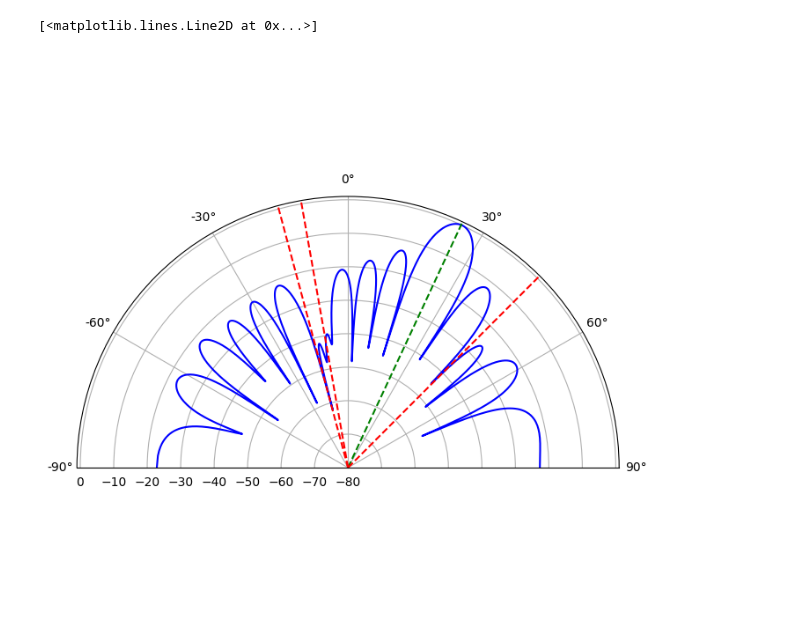
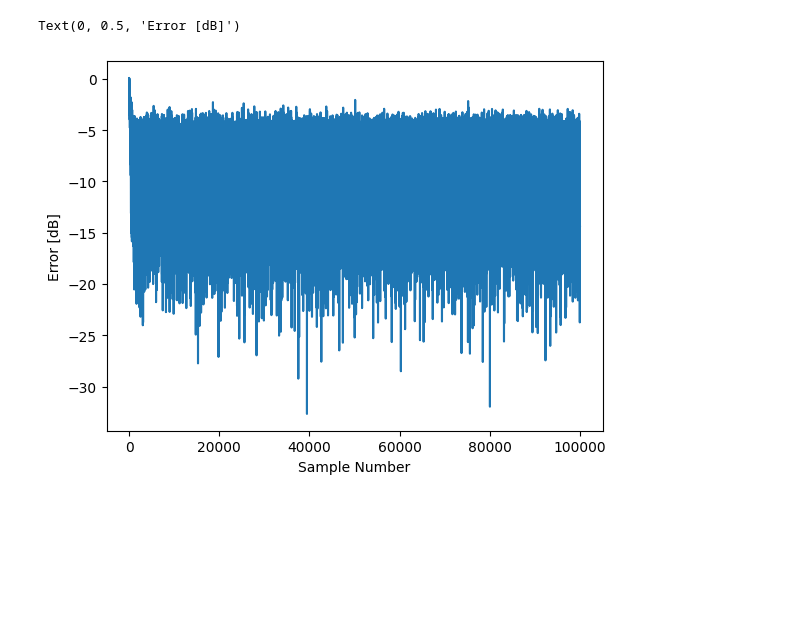
Before and after one commit to 777arc/RADAR-2025-Beamforming-Labs, a Jupyter notebook: Lab 8 - LMS/main.ipynb, the cells around one changed output. Cells and saved outputs as stored; diff of their text form; code cells hidden in the pictures; blank space fills up the shorter version.

Commit message:
lms error log

```diff
--- a/Lab 8 - LMS/main.ipynb
+++ b/Lab 8 - LMS/main.ipynb
@@ -40,34 +40,20 @@ n = np.random.randn(Nr, N) + 1j*np.random.randn(Nr, N)
 r = r + 0.5*n # Nr x N
 
 w_lms = np.zeros((Nr, 1), dtype=complex)
+error_log = []
 # Loop through each sample in the received signal
 for n in range(0, N):
     x_n = r[:, n].reshape(-1, 1)  # Current input sample
     y_n = w_lms.conj().T @ x_n  # Calculate filter output
     y_n = y_n.reshape(-1,1)  # make into a column vector
     error_lms = soi[0, n] - y_n   # Calculate error
+    error_log.append(np.abs(error_lms)[0,0])  # Store error for plotting
     w_lms += 2*mu * np.conj(error_lms) * x_n
-
-# Plot final LMS beam pattern
-w_lms = np.conj(w_lms)
-N_fft = 1024
-w_soi_lms = w_lms.reshape(-1)  # reshape to row vector
-w_padded_lms = np.concatenate((w_soi_lms, np.zeros(N_fft - Nr)))  # zero pad
-w_fft_dB_lms = 10*np.log10(np.abs(np.fft.fftshift(np.fft.fft(w_padded_lms)))**2)
-w_fft_dB_lms -= np.max(w_fft_dB_lms)  # normalize to 0 dB at peak
-fig, ax = plt.subplots(subplot_kw={'projection': 'polar'}, figsize=(10, 8))
-theta_bins = np.arcsin(np.linspace(-1, 1, N_fft))  # in radians
-ax.plot(theta_bins, w_fft_dB_lms, 'b-', label='LMS')
-ax.set_theta_zero_location('N')  # type: ignore # make 0 degrees point up
-ax.set_theta_direction(-1) # type: ignore # increase clockwise
-ax.set_rlabel_position(100) # type: ignore # Move grid labels
-ax.set_thetamin(-90) # type: ignore # only show top half
-ax.set_thetamax(90) # type: ignore
-ax.set_ylim([-80, 1]) # type: ignore # Set y-axis limits
-ax.plot([theta_soi, theta_soi], [-80, 1], 'g--')  # SOI Direction
-ax.plot([theta2]*2, [-80, 1], 'r--')
-ax.plot([theta3]*2, [-80, 1], 'r--')
-ax.plot([theta4]*2, [-80, 1], 'r--')
-# %% [output]
-[<matplotlib.lines.Line2D at 0x...>]
-[figure, removed]
+# %%
+# Plot the error
+plt.plot(10*np.log10(error_log))
+plt.xlabel('Sample Number')
+plt.ylabel('Error [dB]')
+# %% [output]
+Text(0, 0.5, 'Error [dB]')
+[figure, added]
```
Also changed, not shown: parts of 1 cell of this notebook, 1 other file.
